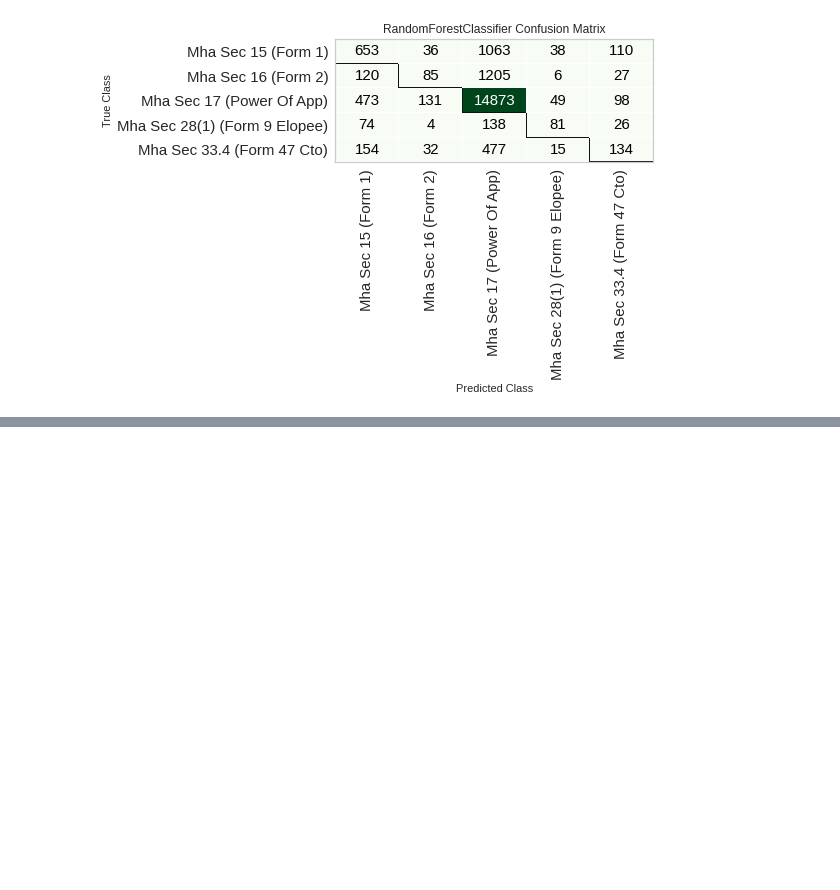
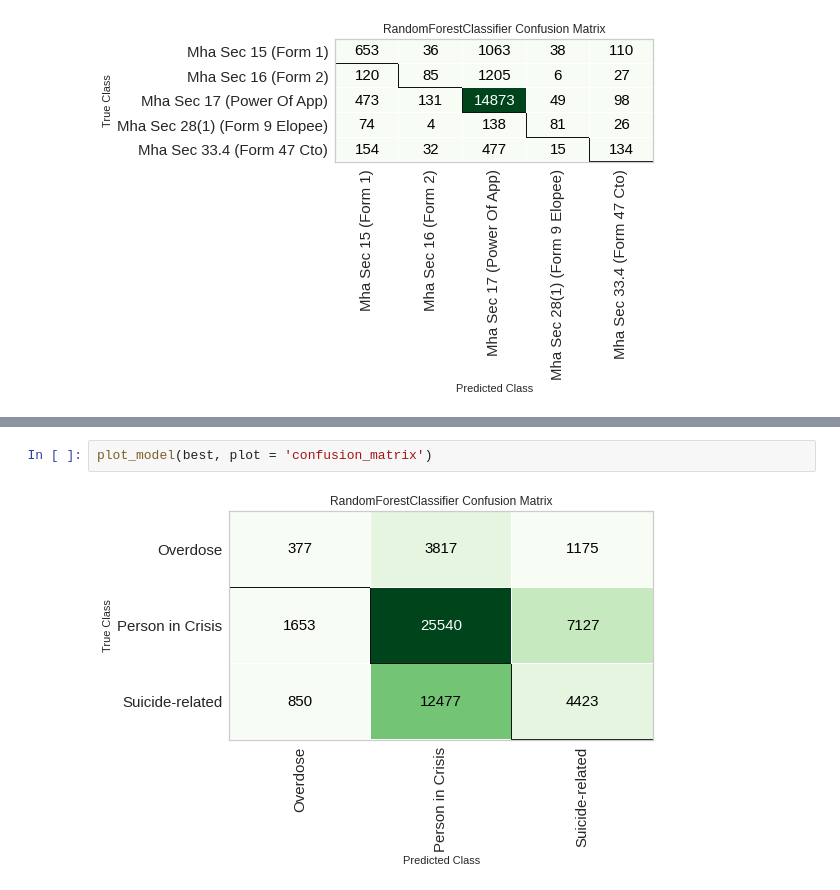
Before and after one commit to mtofighi/TorontoMentalHealth, a Jupyter notebook: TorontoMentalHealth.ipynb, the cells around one changed output, grey strips where cells are left out. Drawn from its saved outputs; the diff is of its cells as text; blank space fills up the shorter version.

```diff
--- a/TorontoMentalHealth.ipynb
+++ b/TorontoMentalHealth.ipynb
@@ -182,0 +337,4 @@ plot_model(best, plot = 'confusion_matrix')
+# %%
+plot_model(best, plot = 'confusion_matrix')
+# %% [output]
+[figure, added]
```
Also changed, not shown: parts of 13 cells of this notebook.
